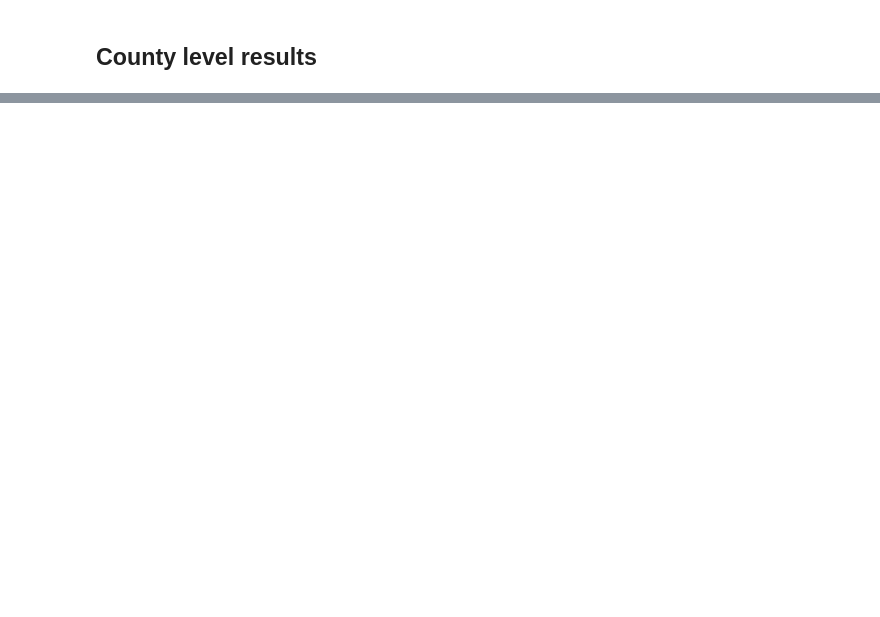
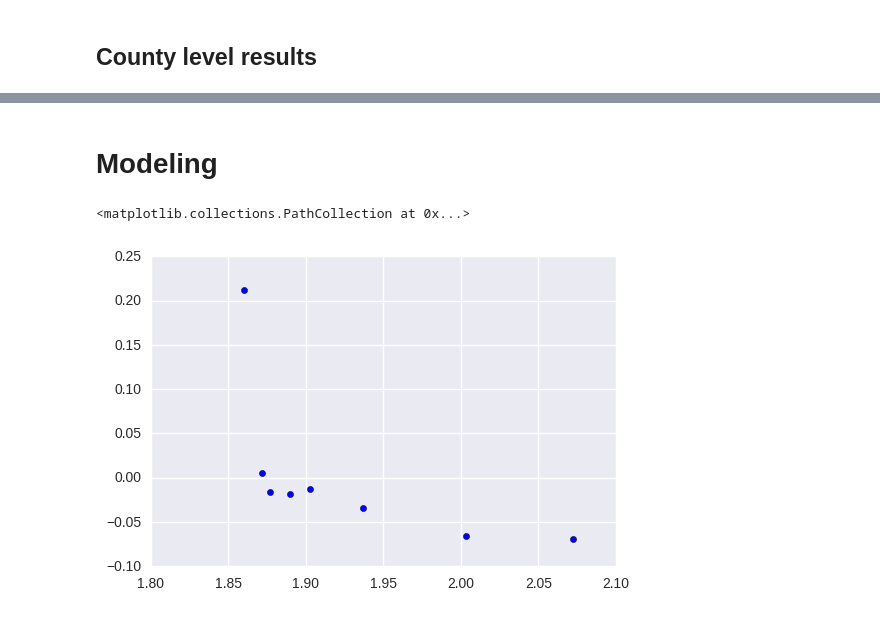
Before and after one commit to stuartlynn/cdc_fertility_rates, a Jupyter notebook: US Fertility.ipynb, the cells around one changed output, grey strips where cells are left out. Saved outputs shown, nothing was run; the diff lists cells and outputs as text; code cells hidden in the pictures; blank space fills up the shorter version.

```diff
--- a/US Fertility.ipynb
+++ b/US Fertility.ipynb
@@ -79,0 +79,4 @@ tfr_counties.unstack(level=1).plot(kind='density')
+# %% [markdown]
+# Modeling
+# %%
+average_tfr = (tfr.unstack(1).sum()/51.)
@@ -79,0 +87,7 @@ tfr_counties.unstack(level=1).plot(kind='density')
+# %%
+diffs = np.array([[ average_tfr.as_matrix()[index-1],a - average_tfr.as_matrix()[index-1]] for index, a in enumerate(average_tfr)])
+
+plt.scatter(diffs[:,0],diffs[:,1])
+# %% [output]
+<matplotlib.collections.PathCollection at 0x...>
+[figure, added]
```
Also changed, not shown: parts of 40 cells of this notebook, 1 other file.
